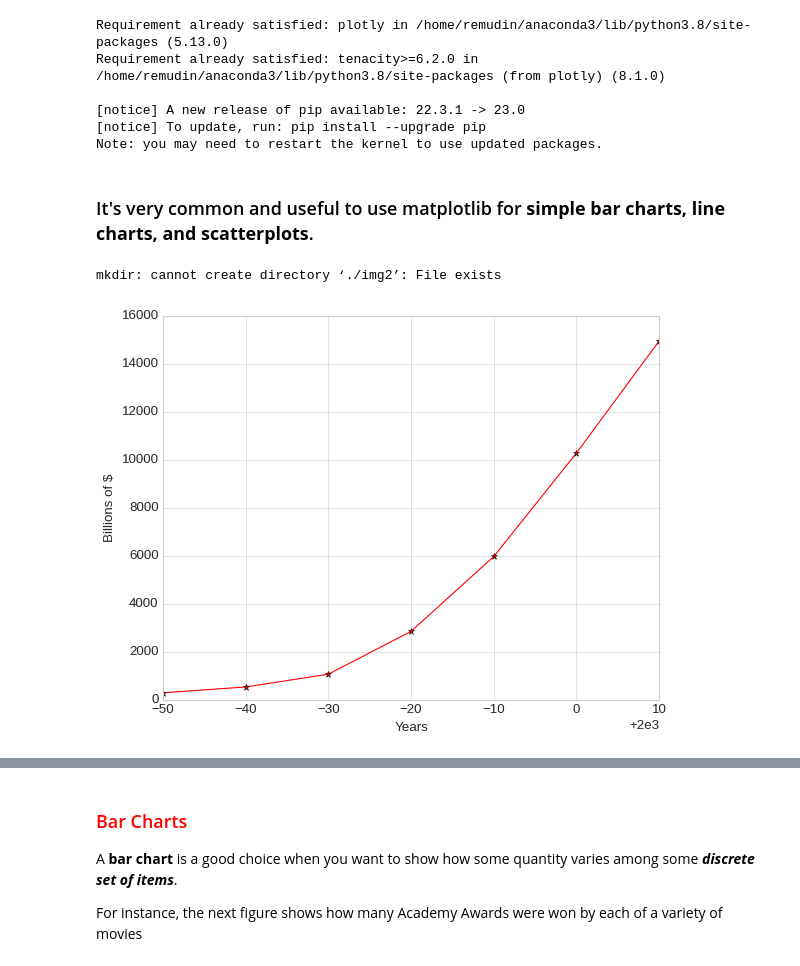
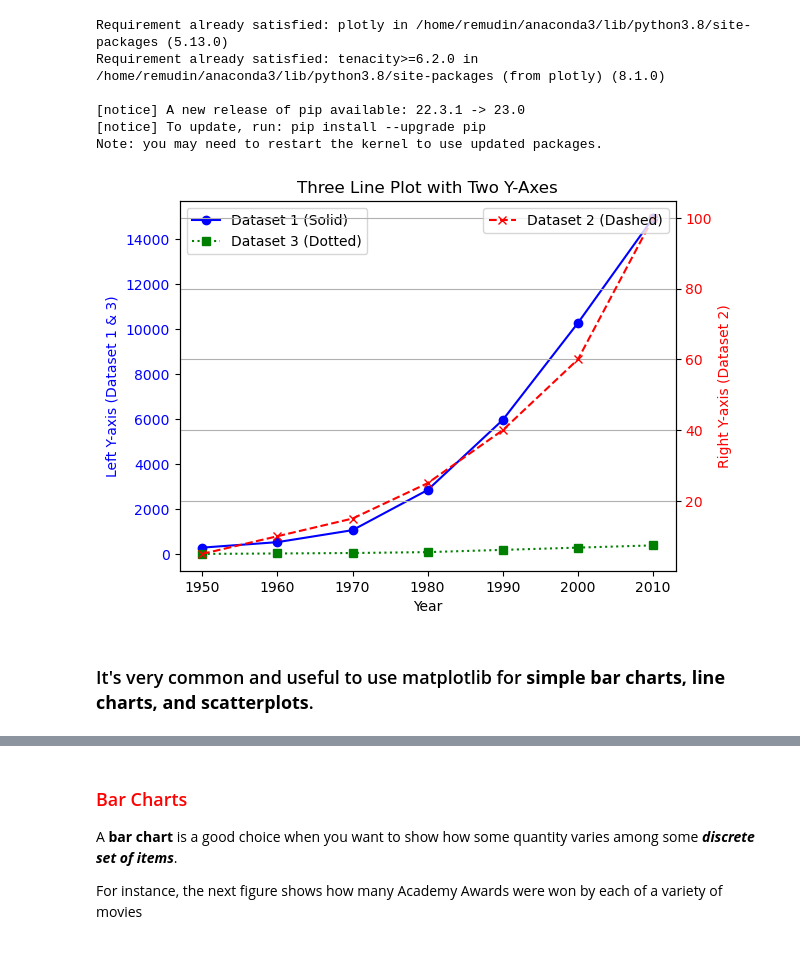
Before and after one commit to GulumManasova/Files, a Jupyter notebook: Chapter2DAV.ipynb, the cells around one changed output, grey strips where cells are left out. Cells and saved outputs as stored; diff of their text form; code cells hidden in the pictures.

```diff
--- a/Chapter2DAV.ipynb
+++ b/Chapter2DAV.ipynb
@@ -106,31 +106,42 @@ Requirement already satisfied: tenacity>=6.2.0 in /home/remudin/anaconda3/lib/py
 [notice] A new release of pip available: 22.3.1 -> 23.0
 [notice] To update, run: pip install --upgrade pip
 Note: you may need to restart the kernel to use updated packages.
+# %%
+import matplotlib.pyplot as plt
+
+# Data
+x = [1950, 1960, 1970, 1980, 1990, 2000, 2010]  # Shared X-axis
+y1 = [300.2, 543.3, 1075.9, 2862.5, 5979.6, 10289.7, 14958.3]  # Dataset 1 (Primary left Y-axis)
+y2 = [5, 10, 15, 25, 40, 60, 100]  # Dataset 2 (Secondary right Y-axis)
+y3 = [20, 40, 60, 100, 200, 300, 400]  # Dataset 3 (Sharing the left Y-axis)
+
+# Create the figure and axis
+fig, ax1 = plt.subplots()
+
+# Plot Dataset 1 (Left Y-axis)
+ax1.plot(x, y1, linestyle='-', marker='o', label='Dataset 1 (Solid)', color='blue')
+ax1.plot(x, y3, linestyle=':', marker='s', label='Dataset 3 (Dotted)', color='green')
+ax1.set_xlabel('Year')
+ax1.set_ylabel('Left Y-axis (Dataset 1 & 3)', color='blue')
+ax1.tick_params(axis='y', labelcolor='blue')
+ax1.legend(loc='upper left')
+
+# Create a second Y-axis
+ax2 = ax1.twinx()
+ax2.plot(x, y2, linestyle='--', marker='x', label='Dataset 2 (Dashed)', color='red')
+ax2.set_ylabel('Right Y-axis (Dataset 2)', color='red')
+ax2.tick_params(axis='y', labelcolor='red')
+ax2.legend(loc='upper right')
+
+# Add a title
+plt.title("Three Line Plot with Two Y-Axes")
+
+# Show grid (optional)
+plt.grid(True)
+
+# Display the chart
+plt.show()
+# %% [output]
+[figure, added]
 # %% [markdown]
 ### It's very common and useful to use matplotlib for **simple bar charts, line charts, and scatterplots**.
-# %%
-from matplotlib import  pyplot as plt
-
-x = [1950, 1960, 1970, 1980, 1990, 2000, 2010]
-y = [300.2, 543.3, 1075.9, 2862.5, 5979.6, 10289.7, 14958.3]
-
-# create a line chart, years on x-axis, gdp on y-axis
-
-plt.plot(x,y, color='red', marker='*', linestyle='solid')
-
-
-# add a title
-
-plt.xlabel("Years")
-
-#plt.ylabel("Billions of $")
-
-%mkdir ./img2 #this is for making directory for saving an image as follows:
-#once the folder is created you need to comment this line
-plt.savefig('img2/viz_gdp.png')
-
-plt.show()
-#plt.gca().clear()
-# %% [output]
-mkdir: cannot create directory ‘./img2’: File exists
-[figure, removed]
```
Also changed, not shown: parts of 4 cells of this notebook, 4 other files.
